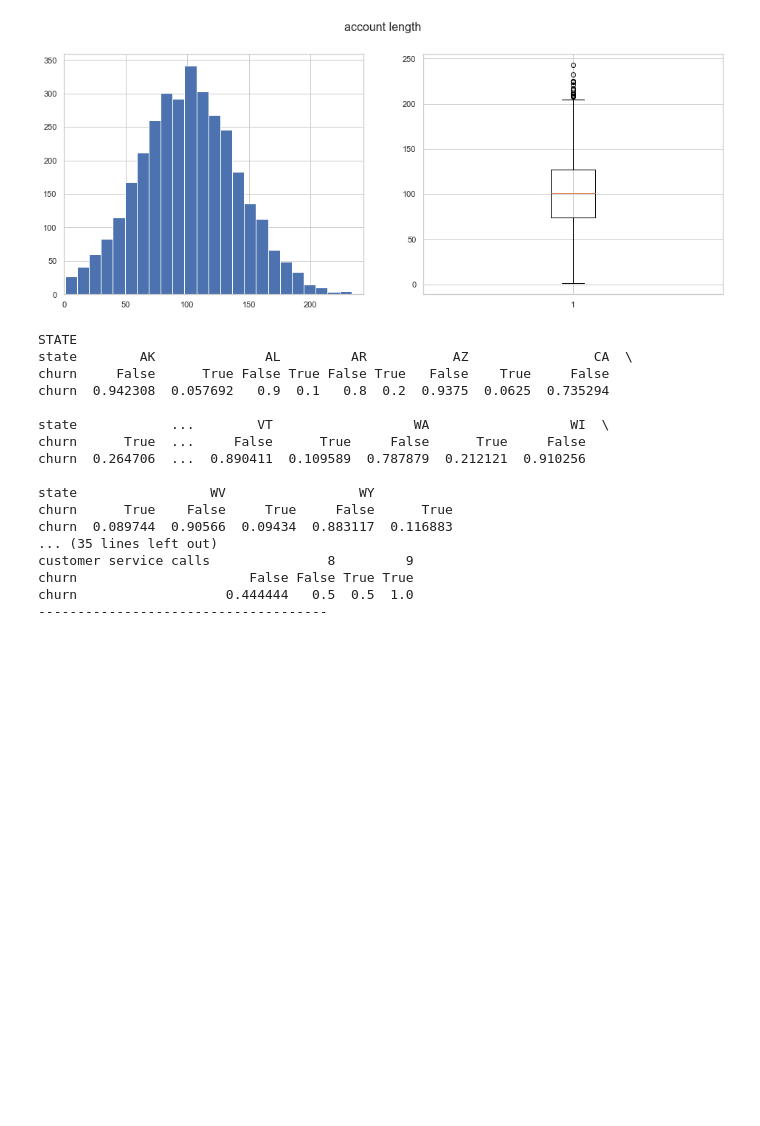
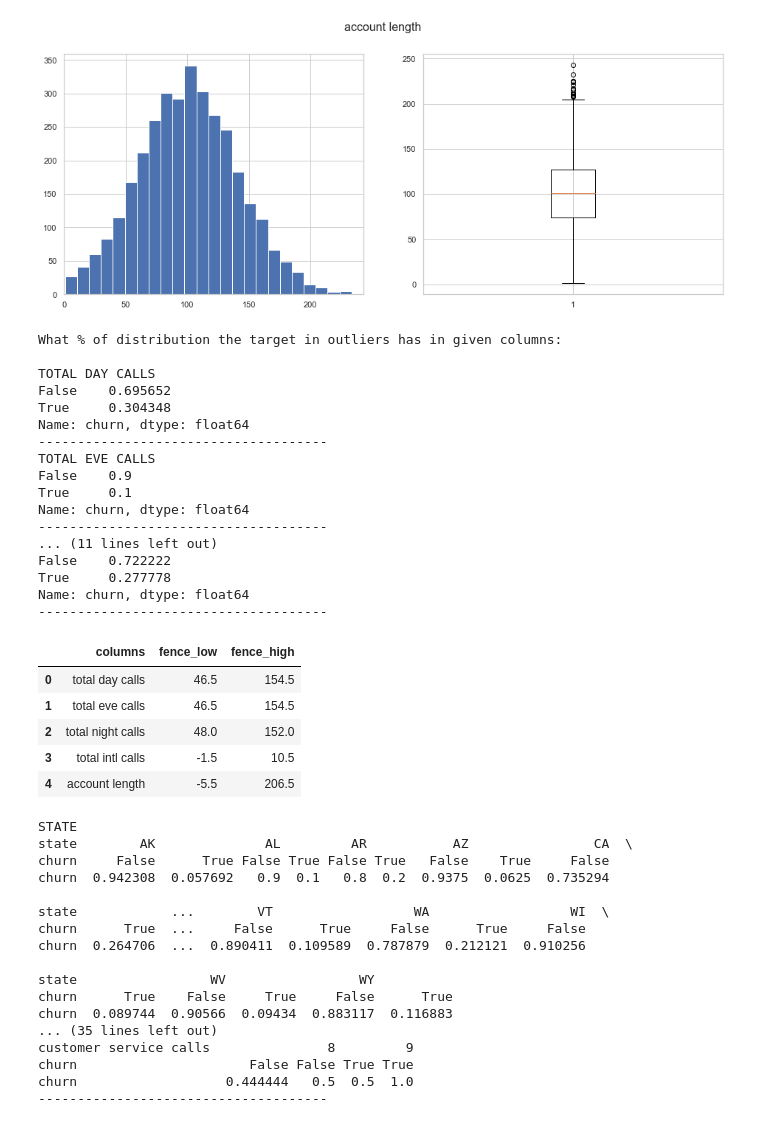
Before and after one commit to Kingakkk/Classification-Problems, a Jupyter notebook: Churn in telco.ipynb, the cells around one changed output. Saved outputs shown, nothing was run; the diff lists cells and outputs as text; code cells hidden in the pictures; blank space fills up the shorter version.

```diff
--- a/Churn in telco.ipynb
+++ b/Churn in telco.ipynb
@@ -372,6 +402,24 @@ def corr_plot(data, target):
     for i in range(len(corr)):
         plt.text(i, corr[i], round(corr[i],3), ha='center', va='bottom')
     plt.title(f"Correletion with {target}", fontsize = 16);
+# %%
+def target_in_outliers(columns, target):
+    print("What % of distribution the target in outliers has in given columns: \n")
+    outliers_value = []
+    for col in columns:
+        q1 = data[col].quantile(0.25)
+        q3 = data[col].quantile(0.75)
+        iqr = q3 - q1
+        fence_low = q1 - (1.5 * iqr)
+        fence_high = q3 + (1.5 * iqr)
+        outliers_value.append({'columns': col,
+                               'fence_low': fence_low,
+                               'fence_high': fence_high})
+        print(col.upper())
+        print(data[(data[col] > fence_high) | (data[col] < fence_low)][target].value_counts(normalize=True))
+        print('-------------------------------------')
+    df_outliers_value = pd.DataFrame(outliers_value, columns=['columns', 'fence_low', 'fence_high'])
+    return df_outliers_value
 # %% [markdown]
 ### Function for cross val score method
 # %%
@@ -548,6 +596,34 @@ plot_hist_box(my_columns)
 [figure]
 [figure]
 [figure]
+# %%
+outliers_columns = ['total day calls','total eve calls','total night calls','total intl calls', 'account length']
+outliers_value = target_in_outliers(outliers_columns, 'churn')
+outliers_value
+# %% [output]
+What % of distribution the target in outliers has in given columns:
+
+TOTAL DAY CALLS
+False    0.695652
+True     0.304348
+Name: churn, dtype: float64
+-------------------------------------
+TOTAL EVE CALLS
+False    0.9
+True     0.1
+Name: churn, dtype: float64
+-------------------------------------
+... (11 lines left out)
+False    0.722222
+True     0.277778
+Name: churn, dtype: float64
+-------------------------------------
+|  | columns | fence_low | fence_high |
+| 0 | total day calls | 46.5 | 154.5 |
+| 1 | total eve calls | 46.5 | 154.5 |
+| 2 | total night calls | 48.0 | 152.0 |
+| 3 | total intl calls | -1.5 | 10.5 |
+| 4 | account length | -5.5 | 206.5 |
 # %%
 columns = ['state', 'area code', 'international plan', 'voice mail plan', 'customer service calls']
 compare_with_target(columns)
```
Also changed, not shown: parts of 16 cells of this notebook.
